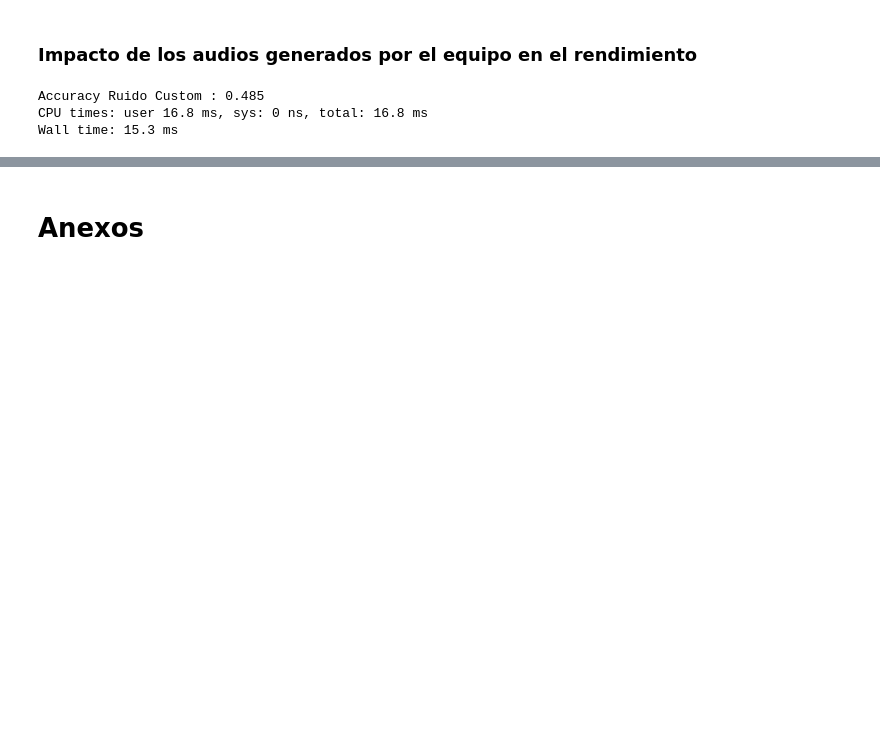
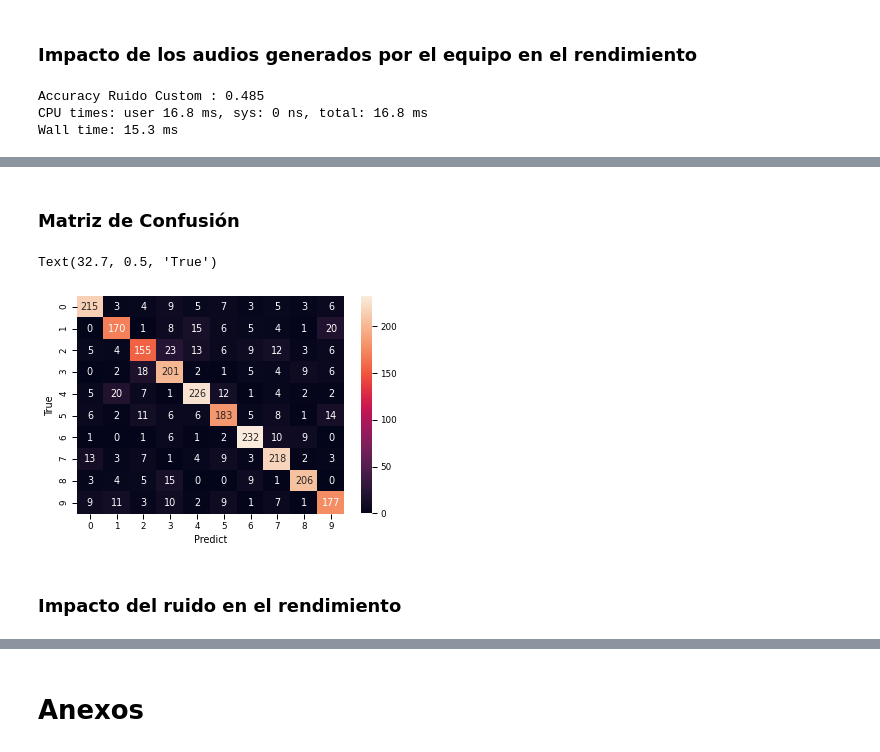
Before and after one commit to dhruszecki/cdatos-AA-TP2, a Jupyter notebook: AA_TP2.ipynb, the cells around one changed output, grey strips where cells are left out. Drawn from its saved outputs; the diff is of its cells as text; code cells hidden in the pictures; blank space fills up the shorter version.

```diff
--- a/AA_TP2.ipynb
+++ b/AA_TP2.ipynb
@@ -1,5 +1,5 @@
 # %%
-integrantes = ("Contreras, Daniel", "Diaz Villa, Virginia", "Hruszecki, Darío", "Marchio, Sergio")
+integrantes = ("Caicedo, Daniel", "Diaz Villa, Virginia", "Hruszecki, Darío", "Marchio, Sergio")
 
 print("TP2 AA, grupo 2 \n")
 
@@ -755,0 +830,26 @@ Wall time: 15.3 ms
+# %%
+%time
+# se realiza la búsqueda de hiperparámetros
+hyperparameter_space = {'units': np.arange(10, 1000, 20),
+                        'activation': ['relu', 'tanh', 'sigmoid', 'elu'],
+                        'batch_size':[2**n for n in range(4, 10)]}
+hyperparameters = list(ParameterSampler(hyperparameter_space, n_iter = 50, random_state = 12))
+
+# busco maximizar accuracy
+mlp_best_acc = 0
+mlp_best_model = None
+mlp_best_hparams = None
+print("Busqueda de hiperparametros")
+for hparams in hyperparameters:
+    model, perf, hparams = entrenar_mlp(hparams,
+                                        (mlp_train_features, mlp_train_labels),
+                                        (mlp_validation_features, mlp_validation_labels),
+                                        verbose = 0)
+    if perf['accuracy'] > mlp_best_acc:
+        mlp_best_acc = perf['accuracy']
+        mlp_best_model = model
+        mlp_best_hparams = hparams
+    print("hparams:", hparams)
+
+# por si se cuelga todo, que quede guardado en el output del nb
+print(mlp_best_hparams)
@@ -755,0 +895,15 @@ Wall time: 15.3 ms
+# %% [markdown]
+### Matriz de Confusión
+# %%
+# Obtiene las clases para el set de validación
+mlp_pred = mlp_best_model.predict(x = mlp_validation_features).argmax(axis = -1)
+
+sns.set_context('paper')
+sns.heatmap(confusion_matrix(validation_features.digit.values, mlp_pred), annot = True, fmt = 'g')
+plt.xlabel('Predict')
+plt.ylabel('True')
+# %% [output]
+Text(32.7, 0.5, 'True')
+[figure, added]
+# %% [markdown]
+### Impacto del ruido en el rendimiento
```
Also changed, not shown: parts of 33 cells of this notebook.
